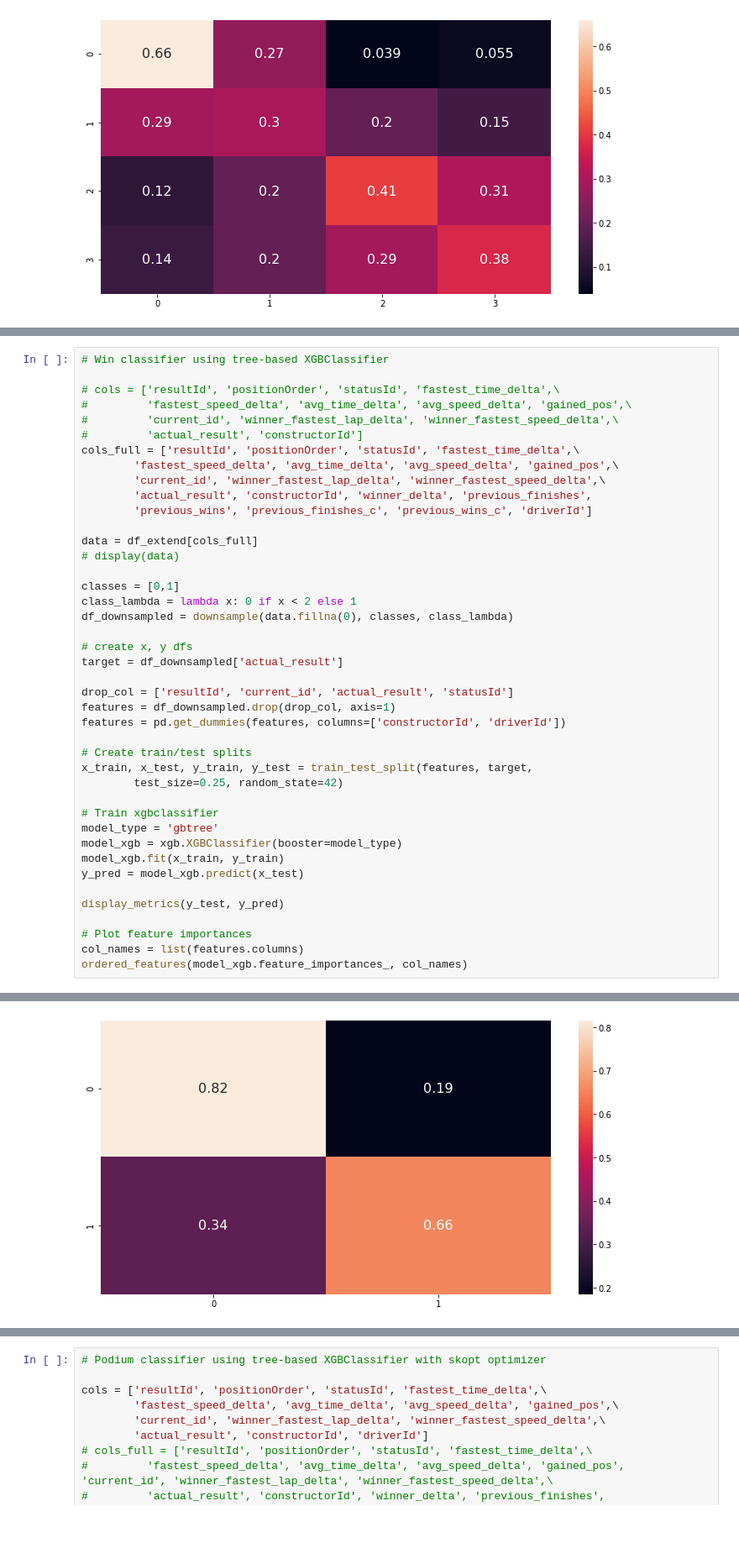
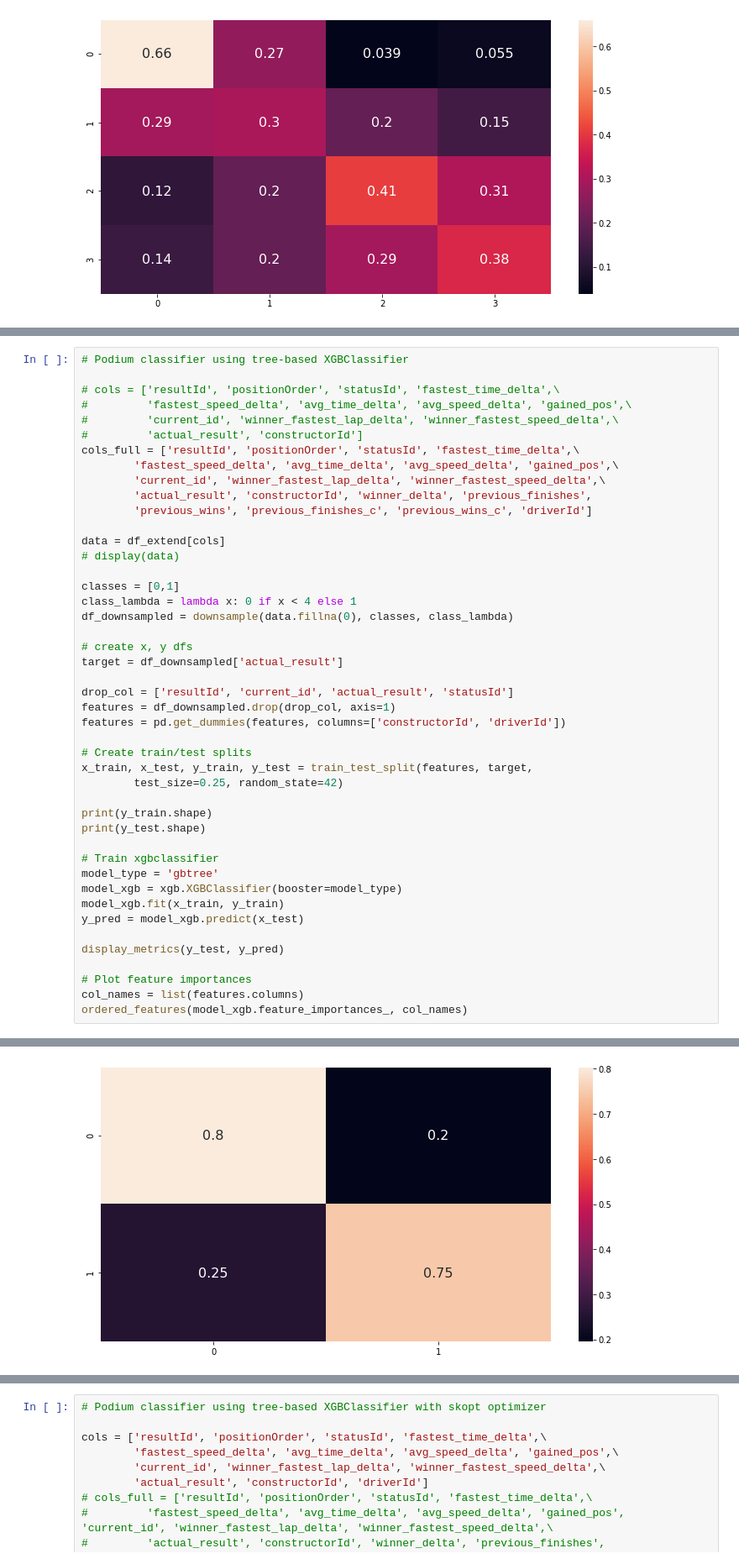
Before and after one commit to edie-zhou/data_lab_f1, a Jupyter notebook: F1.ipynb, the cells around one changed output, grey strips where cells are left out. Shown at 84% size. Drawn from its saved outputs; the diff is of its cells as text; blank space fills up the shorter version.

```diff
--- a/F1.ipynb
+++ b/F1.ipynb
@@ -996,5 +1056,5 @@ Please also refer to the documentation for alternative solver options:
 # %%
-# Win classifier using tree-based XGBClassifier
+# Podium classifier using tree-based XGBClassifier
 
 # cols = ['resultId', 'positionOrder', 'statusId', 'fastest_time_delta',\
 #         'fastest_speed_delta', 'avg_time_delta', 'avg_speed_delta', 'gained_pos',\
@@ -1006,11 +1066,11 @@ cols_full = ['resultId', 'positionOrder', 'statusId', 'fastest_time_delta',\
         'actual_result', 'constructorId', 'winner_delta', 'previous_finishes',
         'previous_wins', 'previous_finishes_c', 'previous_wins_c', 'driverId']
 
-data = df_extend[cols_full]
+data = df_extend[cols]
 # display(data)
 
 classes = [0,1]
-class_lambda = lambda x: 0 if x < 2 else 1
+class_lambda = lambda x: 0 if x < 4 else 1
 df_downsampled = downsample(data.fillna(0), classes, class_lambda)
 
 # create x, y dfs
@@ -1024,6 +1084,9 @@ features = pd.get_dummies(features, columns=['constructorId', 'driverId'])
 x_train, x_test, y_train, y_test = train_test_split(features, target,
         test_size=0.25, random_state=42)
 
+print(y_train.shape)
+print(y_test.shape)
+
 # Train xgbclassifier
 model_type = 'gbtree'
 model_xgb = xgb.XGBClassifier(booster=model_type)
@@ -1047,2 +1112,2 @@ weighted avg       0.74      0.74      0.74       217
-[figure, old version]
+[figure, new version]
 <Figure size 864x432 with 0 Axes>
```
Also changed, not shown: parts of 9 cells of this notebook.
